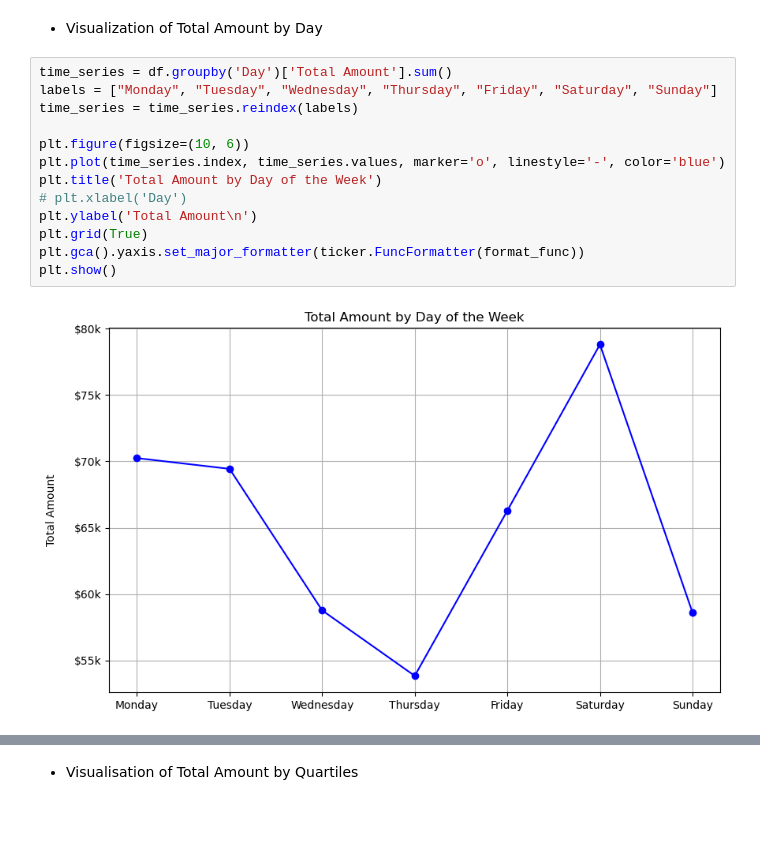
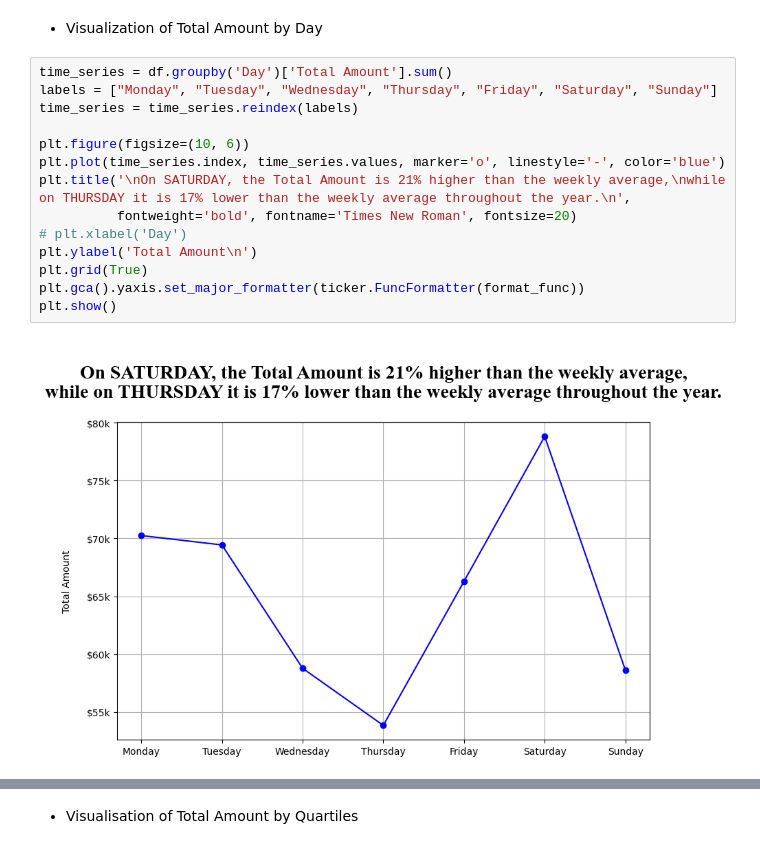
Before and after one commit to Hospoghosyan/Retail_Sales_Analysis, a Jupyter notebook: Retails_sales_analysis.ipynb, the cells around one changed output, grey strips where cells are left out. Saved outputs shown, nothing was run; the diff lists cells and outputs as text; blank space fills up the shorter version.

```diff
--- a/Retails_sales_analysis.ipynb
+++ b/Retails_sales_analysis.ipynb
@@ -278,15 +278,16 @@ plt.show()
 # %%
 time_series = df.groupby('Day')['Total Amount'].sum()
 labels = ["Monday", "Tuesday", "Wednesday", "Thursday", "Friday", "Saturday", "Sunday"]
 time_series = time_series.reindex(labels)
 
 plt.figure(figsize=(10, 6))
 plt.plot(time_series.index, time_series.values, marker='o', linestyle='-', color='blue')
-plt.title('Total Amount by Day of the Week')
+plt.title('\nOn SATURDAY, the Total Amount is 21% higher than the weekly average,\nwhile on THURSDAY it is 17% lower than the weekly average throughout the year.\n',
+          fontweight='bold', fontname='Times New Roman', fontsize=20)
 # plt.xlabel('Day')
 plt.ylabel('Total Amount\n')
 plt.grid(True)
 plt.gca().yaxis.set_major_formatter(ticker.FuncFormatter(format_func))
 plt.show()
 # %% [output]
-[figure, old version]
+[figure, new version]
```
Also changed, not shown: parts of 16 cells of this notebook.
